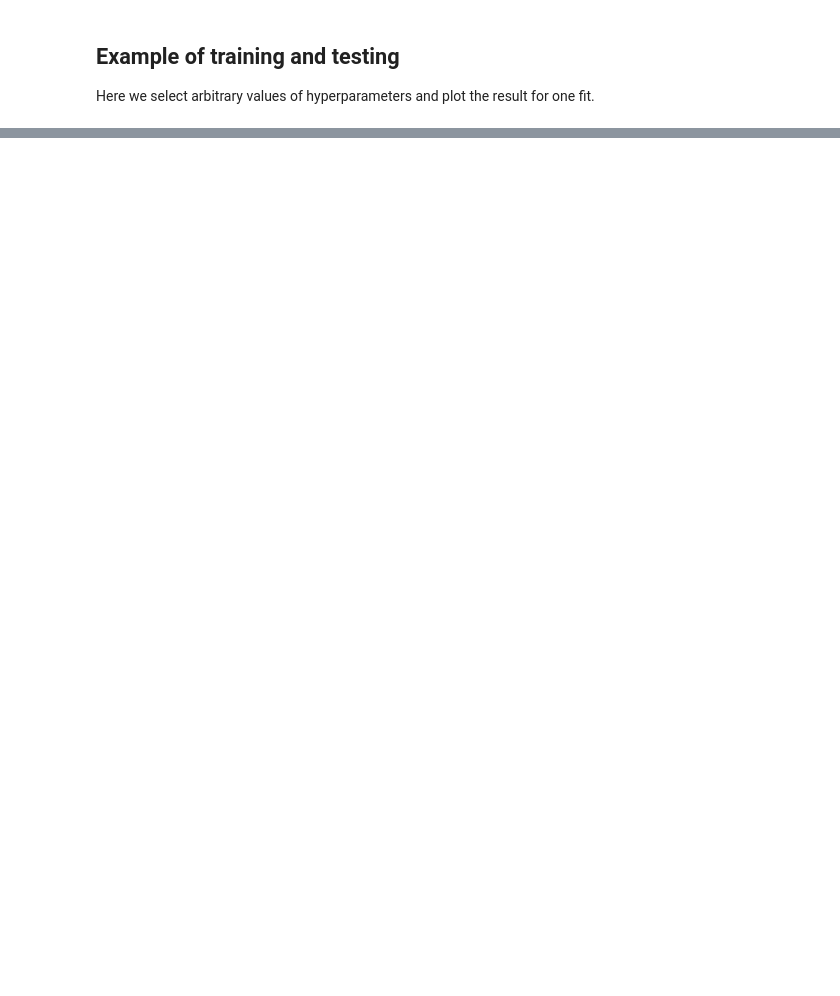
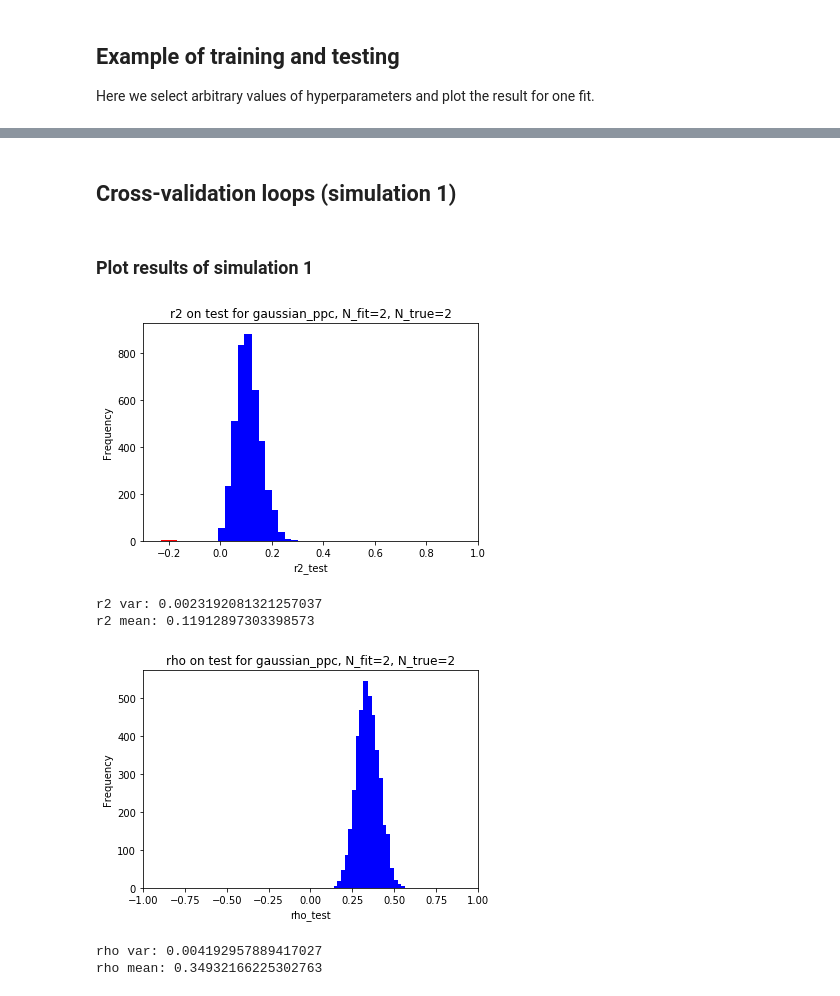
Before and after one commit to sebastiendemortain/neural-coding-of-probabilities, a Jupyter notebook: simulation_results.ipynb, the cells around one changed output, grey strips where cells are left out. Saved outputs shown, nothing was run; the diff lists cells and outputs as text; code cells hidden in the pictures; blank space fills up the shorter version.

```diff
--- a/simulation_results.ipynb
+++ b/simulation_results.ipynb
@@ -514,0 +570,2 @@ c = np.asarray(a).flatten()
+# %% [markdown]
+## Cross-validation loops (simulation 1)
@@ -514,0 +626,64 @@ c = np.asarray(a).flatten()
+# %% [markdown]
+### Plot results of simulation 1
+# %%
+k_scheme = 0
+k_fit_N = 0
+k_true_N = 0
+
+scheme = scheme_array[k_scheme]
+fit_N = N_array[k_fit_N]
+true_N = N_array[k_true_N]
+
+#r2
+metric_name = 'r2'
+train_or_test = 'test'
+exec("metric = %s_%s_summary[k_scheme, k_fit_N, k_true_N]" % (metric_name, train_or_test))
+
+# We set the negative r2 to the same value
+negative_center = -0.2
+n_negative_values = 0
+for k, metric_value in enumerate(metric):
+    if metric_value <0:
+        metric[k] = negative_center
+        n_negative_values += 1
+
+nbins = 20
+width = 0.03
+fig = plt.figure()
+ax = fig.add_subplot(111)
+ax.hist(metric, bins=nbins, align='left', color='b', width=width)
+ax.bar(negative_center, n_negative_values, color='r', width=2*width, align='center')
+ax.set_title(metric_name+' on '+train_or_test+' for '+scheme+', N_fit='+str(fit_N)+', N_true='+str(true_N))
+ax.set_xlabel('{}_{}'.format(metric_name, train_or_test))
+ax.set_ylabel("Frequency")
+ax.set_xlim([-0.3, 1])
+plt.show()
+
+print('r2 var: '+str(np.var(metric)))
+print('r2 mean: '+str(np.mean(metric)))
+
+# rho
+metric_name = 'rho'
+train_or_test = 'test'
+exec("metric = %s_%s_summary[k_scheme, k_fit_N, k_true_N]" % (metric_name, train_or_test))
+
+nbins = 20
+width = 0.03
+fig = plt.figure()
+ax = fig.add_subplot(111)
+ax.hist(metric, bins=nbins, align='left', color='b', width=width)
+ax.set_title(metric_name+' on '+train_or_test+' for '+scheme+', N_fit='+str(fit_N)+', N_true='+str(true_N))
+ax.set_xlabel('{}_{}'.format(metric_name, train_or_test))
+ax.set_ylabel("Frequency")
+ax.set_xlim([-1, 1])
+plt.show()
+
+print('rho var: '+str(np.var(metric)))
+print('rho mean: '+str(np.mean(metric)))
+# %% [output]
+[figure, added]
+r2 var: 0.0023192081321257037
+r2 mean: 0.11912897303398573
+[figure, added]
+rho var: 0.004192957889417027
+rho mean: 0.34932166225302763
```
Also changed, not shown: parts of 9 cells of this notebook.
